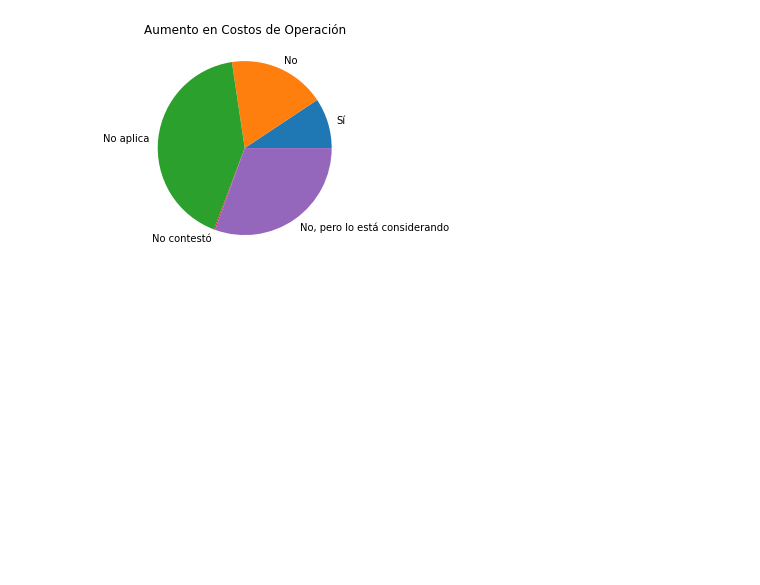
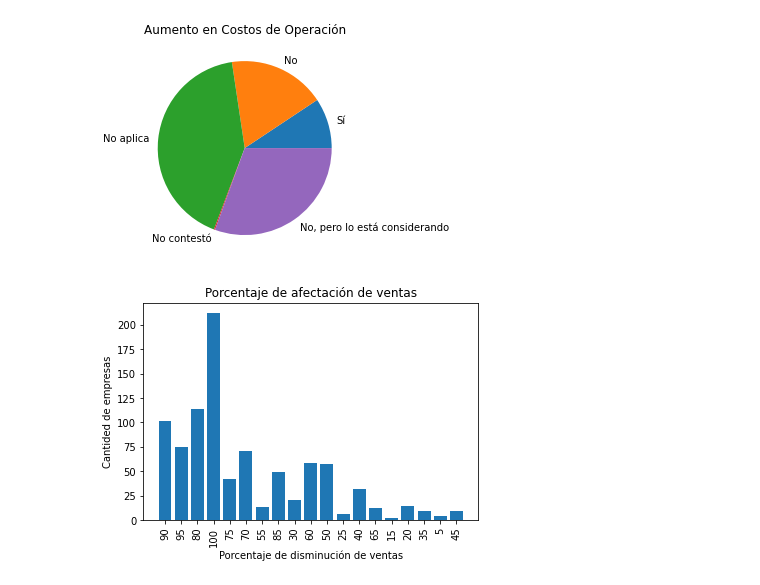
Before and after one commit to CristinaCruzD/Urban_lab_O2020, a Jupyter notebook: PAP-Urbanlab.ipynb, the cells around one changed output. Cells and saved outputs as stored; diff of their text form; code cells hidden in the pictures; blank space fills up the shorter version.

```diff
--- a/PAP-Urbanlab.ipynb
+++ b/PAP-Urbanlab.ipynb
@@ -113,6 +114,29 @@ plt.title('Aumento en Costos de Operación')
 # %% [output]
 Text(0.5, 1.0, 'Aumento en Costos de Operación')
 [figure]
+# %%
+# grafica de porcentaje de ventas
+ventas = list(df['ventas_porcentaje'])
+ventas =list(filter(lambda a: a != 997, ventas))
+ventas =list(filter(lambda a: a != 998, ventas))
+ventas =list(filter(lambda a: a != 999, ventas))
+
+a = Counter(ventas)
+f =list(a.items())
+
+labels, values = zip(*f)
+indexes = np.arange(len(labels))
+width = 0.8
+
+plt.bar(indexes, values, width, align = "center")
+plt.xticks(indexes, labels)
+plt.xticks(rotation = 90)
+plt.xlabel('Porcentaje de disminución de ventas')
+plt.ylabel('Cantided de empresas')
+plt.title('Porcentaje de afectación de ventas')
+plt.show()
+# %% [output]
+[figure, added]
 # %%
 data = data.replace({"Más de 52": 52, "De 26 a 52": int(26), "No aplica": int(100), "No contesto": int(101),
                      "No sé":int(102), "Más de un año":int(12)})
```
Also changed, not shown: parts of 1 cell of this notebook.
